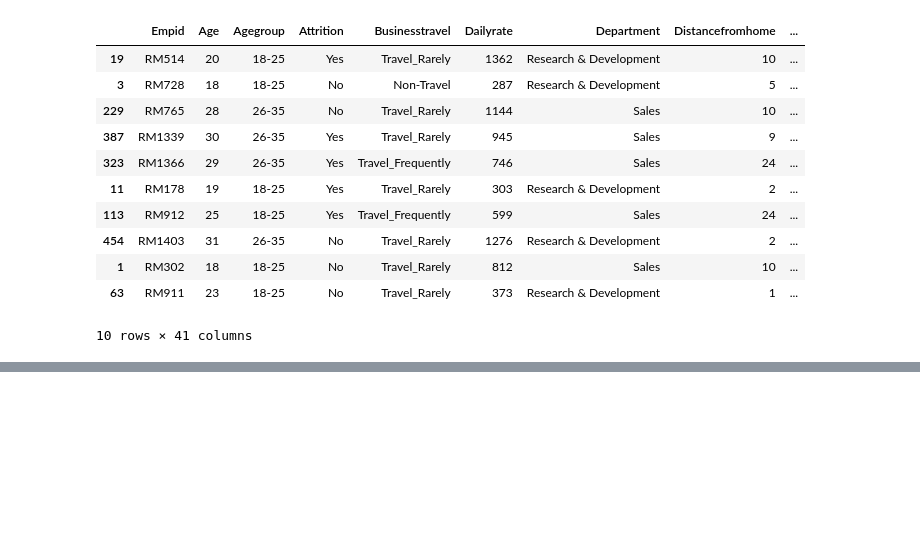
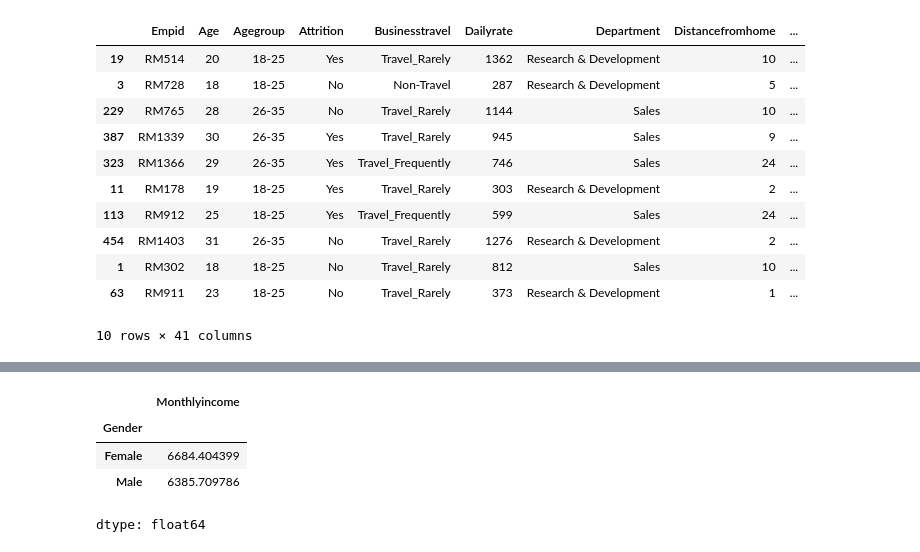
Before and after one commit to Rohit3435/HR-Analytics-PowerBI-Dashboard, a Jupyter notebook: HR_Analytics_End_to_End_Project.ipynb, the cells around one changed output, grey strips where cells are left out. Drawn from its saved outputs; the diff is of its cells as text; code cells hidden in the pictures; blank space fills up the shorter version.

```diff
--- a/HR_Analytics_End_to_End_Project.ipynb
+++ b/HR_Analytics_End_to_End_Project.ipynb
@@ -364,0 +374,8 @@ df.nsmallest(10,'Monthlyincome')
+# %%
+df.groupby('Gender')['Monthlyincome'].mean()
+# %% [output]
+|  | Monthlyincome |
+| Gender |  |
+| Female | 6684.404399 |
+| Male | 6385.709786 |
+dtype: float64
```
Also changed, not shown: parts of 2 cells of this notebook.
